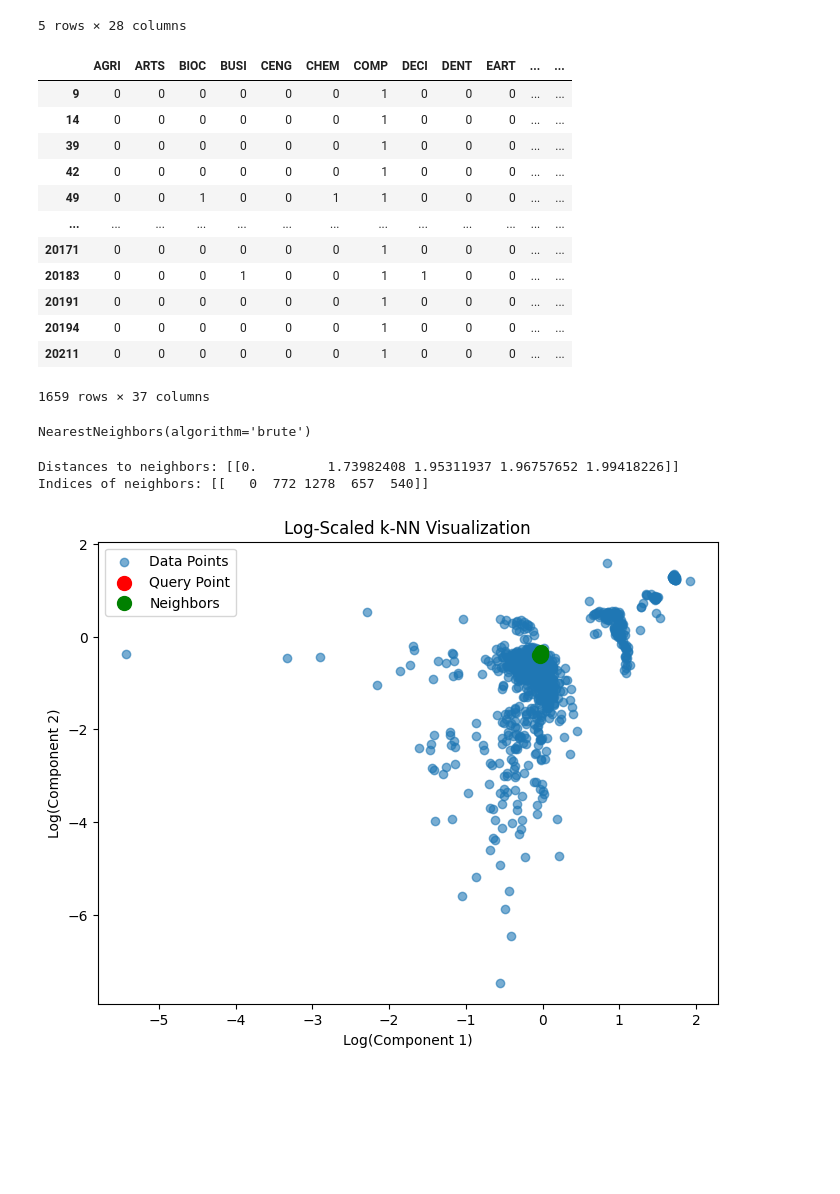
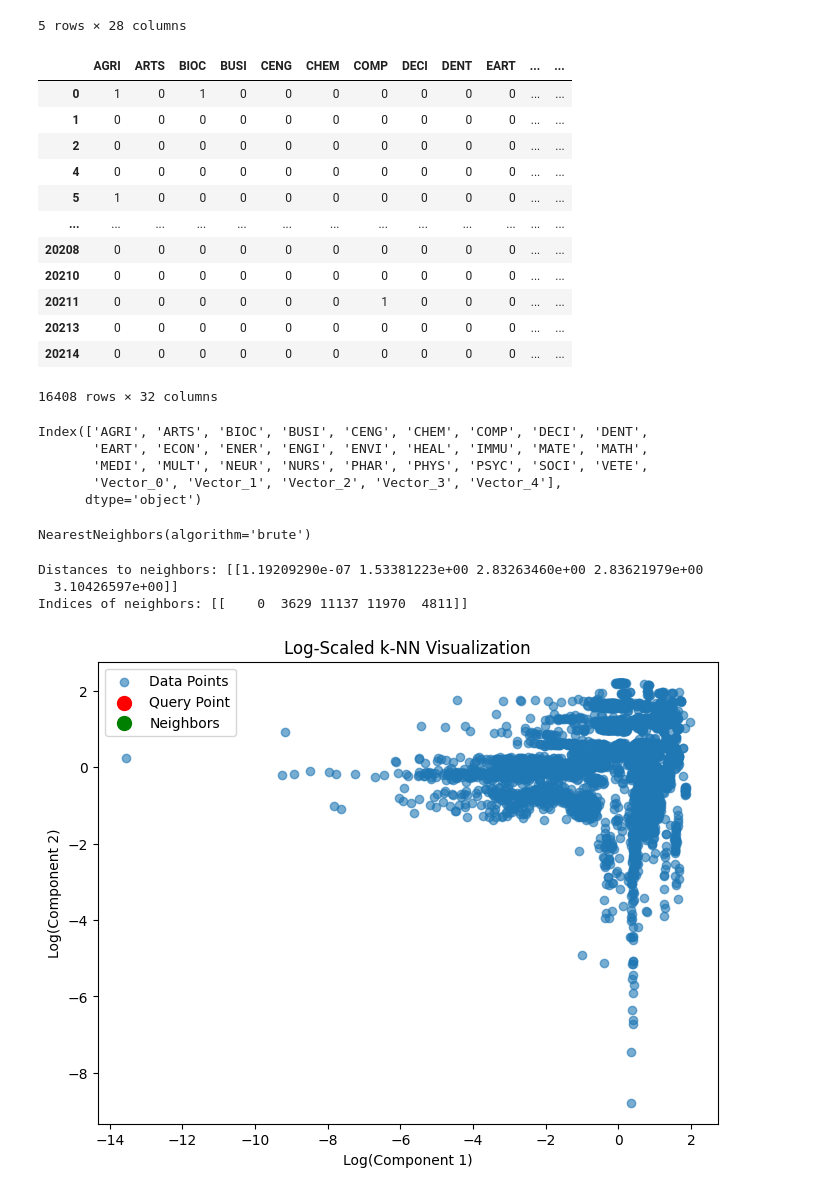
Before and after one commit to Mingpassawat/PaperRecommender, a Jupyter notebook: process.ipynb, the cells around one changed output. Saved outputs shown, nothing was run; the diff lists cells and outputs as text; code cells hidden in the pictures; blank space fills up the shorter version.

```diff
--- a/process.ipynb
+++ b/process.ipynb
@@ -132,7 +132,7 @@ df5
 
 # Step 2: Train Word2Vec model
 # Create a Word2Vec model using the tokenized column
-w2v_model = Word2Vec(sentences=df5['Tokenized'], vector_size=10, window=5, min_count=1, workers=4)
+w2v_model = Word2Vec(sentences=df5['Tokenized'], vector_size=5, window=5, min_count=1, workers=4)
 
 # Step 3: Convert words to vectors
 def row_to_vector(row, model):
@@ -264,18 +264,18 @@ X.head()
 vector_expanded = pd.DataFrame(X['Vector'].tolist(), index=X.index)
 vector_expanded.columns = [f'Vector_{i}' for i in range(vector_expanded.shape[1])]
 df_expanded = pd.concat([X.drop(columns=['Vector']), vector_expanded], axis=1)
-df_expanded.loc[df_expanded["COMP"] == 1]
+df_expanded
 # %% [output]
 |  | AGRI | ARTS | BIOC | BUSI | CENG | CHEM | COMP | DECI | DENT | EART | ... | ... |
-| 9 | 0 | 0 | 0 | 0 | 0 | 0 | 1 | 0 | 0 | 0 | ... | ... |
-| 14 | 0 | 0 | 0 | 0 | 0 | 0 | 1 | 0 | 0 | 0 | ... | ... |
-| 39 | 0 | 0 | 0 | 0 | 0 | 0 | 1 | 0 | 0 | 0 | ... | ... |
-| 42 | 0 | 0 | 0 | 0 | 0 | 0 | 1 | 0 | 0 | 0 | ... | ... |
-| 49 | 0 | 0 | 1 | 0 | 0 | 1 | 1 | 0 | 0 | 0 | ... | ... |
+| 0 | 1 | 0 | 1 | 0 | 0 | 0 | 0 | 0 | 0 | 0 | ... | ... |
+| 1 | 0 | 0 | 0 | 0 | 0 | 0 | 0 | 0 | 0 | 0 | ... | ... |
+| 2 | 0 | 0 | 0 | 0 | 0 | 0 | 0 | 0 | 0 | 0 | ... | ... |
+| 4 | 0 | 0 | 0 | 0 | 0 | 0 | 0 | 0 | 0 | 0 | ... | ... |
+| 5 | 1 | 0 | 0 | 0 | 0 | 0 | 0 | 0 | 0 | 0 | ... | ... |
 | ... | ... | ... | ... | ... | ... | ... | ... | ... | ... | ... | ... | ... |
-| 20171 | 0 | 0 | 0 | 0 | 0 | 0 | 1 | 0 | 0 | 0 | ... | ... |
-| 20183 | 0 | 0 | 0 | 1 | 0 | 0 | 1 | 1 | 0 | 0 | ... | ... |
-| 20191 | 0 | 0 | 0 | 0 | 0 | 0 | 1 | 0 | 0 | 0 | ... | ... |
-| 20194 | 0 | 0 | 0 | 0 | 0 | 0 | 1 | 0 | 0 | 0 | ... | ... |
+| 20208 | 0 | 0 | 0 | 0 | 0 | 0 | 0 | 0 | 0 | 0 | ... | ... |
+| 20210 | 0 | 0 | 0 | 0 | 0 | 0 | 0 | 0 | 0 | 0 | ... | ... |
 | 20211 | 0 | 0 | 0 | 0 | 0 | 0 | 1 | 0 | 0 | 0 | ... | ... |
+| 20213 | 0 | 0 | 0 | 0 | 0 | 0 | 0 | 0 | 0 | 0 | ... | ... |
+| 20214 | 0 | 0 | 0 | 0 | 0 | 0 | 0 | 0 | 0 | 0 | ... | ... |
-1659 rows × 37 columns
+16408 rows × 32 columns
@@ -282,39 +284,48 @@ df_expanded.loc[df_expanded["COMP"] == 1]
+# %%
+df_expanded.columns
+# %% [output]
+Index(['AGRI', 'ARTS', 'BIOC', 'BUSI', 'CENG', 'CHEM', 'COMP', 'DECI', 'DENT',
+       'EART', 'ECON', 'ENER', 'ENGI', 'ENVI', 'HEAL', 'IMMU', 'MATE', 'MATH',
+       'MEDI', 'MULT', 'NEUR', 'NURS', 'PHAR', 'PHYS', 'PSYC', 'SOCI', 'VETE',
+       'Vector_0', 'Vector_1', 'Vector_2', 'Vector_3', 'Vector_4'],
+      dtype='object')
 # %%
 from sklearn.neighbors import NearestNeighbors
 neigh = NearestNeighbors(n_neighbors=5, algorithm='brute')
-neigh.fit(df_expanded.loc[df_expanded["COMP"] == 1])
+neigh.fit(df_expanded)
 # %% [output]
 NearestNeighbors(algorithm='brute')
 # %%
 from sklearn.neighbors import NearestNeighbors
 import matplotlib.pyplot as plt
 from sklearn.preprocessing import StandardScaler
 scaler = StandardScaler()
-features_scaled = scaler.fit_transform(df_expanded.loc[df_expanded["COMP"] == 1])
+features_scaled = scaler.fit_transform(df_expanded)
 n_neighbors = 5
 knn = NearestNeighbors(n_neighbors=n_neighbors, algorithm='brute')
 knn.fit(features_scaled)
 distances, indices = knn.kneighbors([features_scaled[0]])
 print("Distances to neighbors:", distances)
 print("Indices of neighbors:", indices)
 from sklearn.decomposition import PCA
 pca = PCA(n_components=2)
 features_2d = pca.fit_transform(features_scaled)
 query_point = features_2d[0]
 neighbors = features_2d[indices[0]]
 plt.figure(figsize=(8, 6))
 plt.scatter(np.log1p(features_2d[:, 0]), np.log1p(features_2d[:, 1]), alpha=0.6, label="Data Points")
 plt.scatter(np.log1p(query_point[0]), np.log1p(query_point[1]), color='red', label='Query Point', s=100)
 plt.scatter(np.log1p(neighbors[:, 0]), np.log1p(neighbors[:, 1]), color='green', label='Neighbors', s=100)
 plt.title('Log-Scaled k-NN Visualization')
 plt.xlabel('Log(Component 1)')
 plt.ylabel('Log(Component 2)')
 plt.legend()
 plt.show()
 # %% [output]
-Distances to neighbors: [[0.         1.73982408 1.95311937 1.96757652 1.99418226]]
-Indices of neighbors: [[   0  772 1278  657  540]]
+Distances to neighbors: [[1.19209290e-07 1.53381223e+00 2.83263460e+00 2.83621979e+00
+  3.10426597e+00]]
+Indices of neighbors: [[    0  3629 11137 11970  4811]]
-[figure, old version]
+[figure, new version]
 # %%
 from sklearn.neighbors import NearestNeighbors
 import matplotlib.pyplot as plt
```
Also changed, not shown: parts of 8 cells of this notebook, 12 other files.
